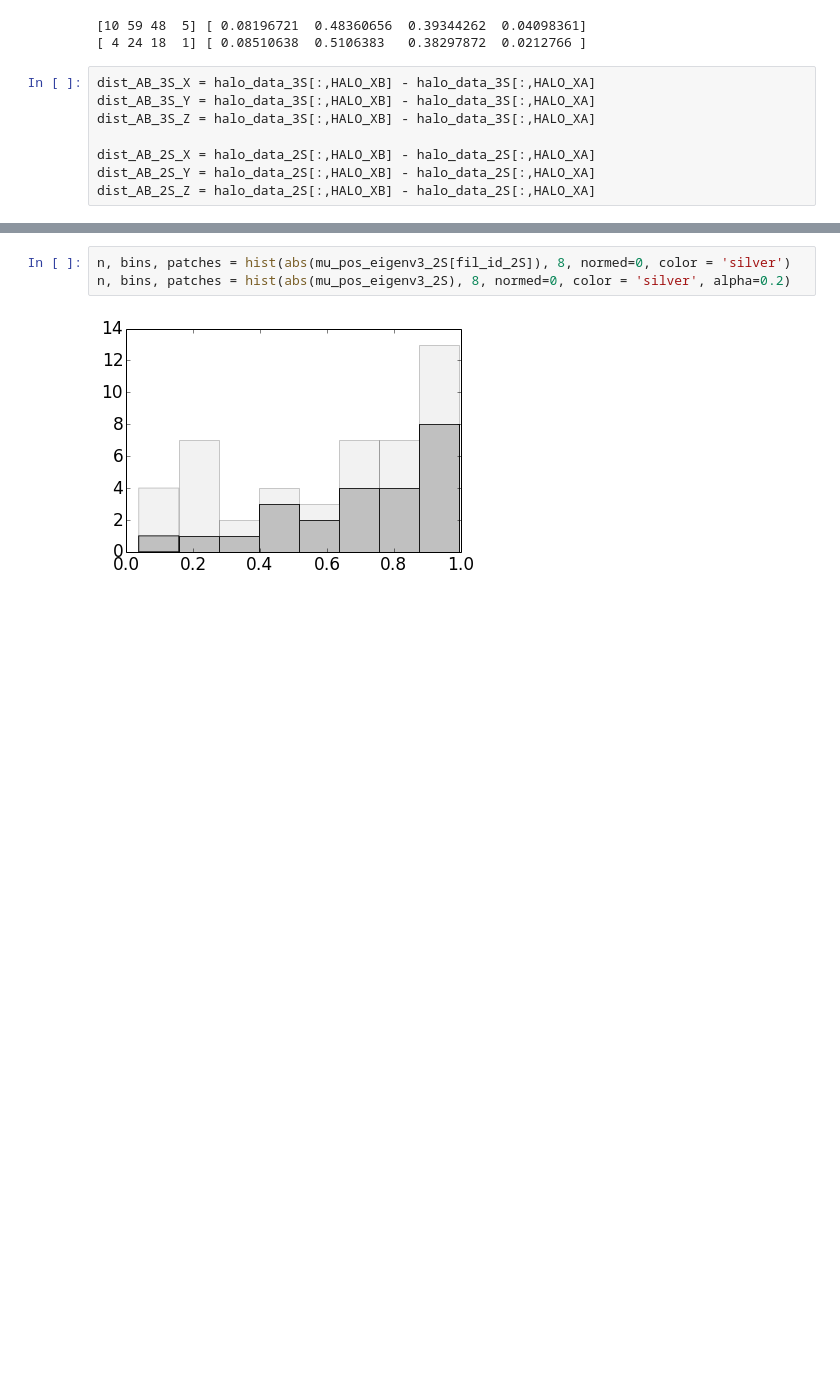
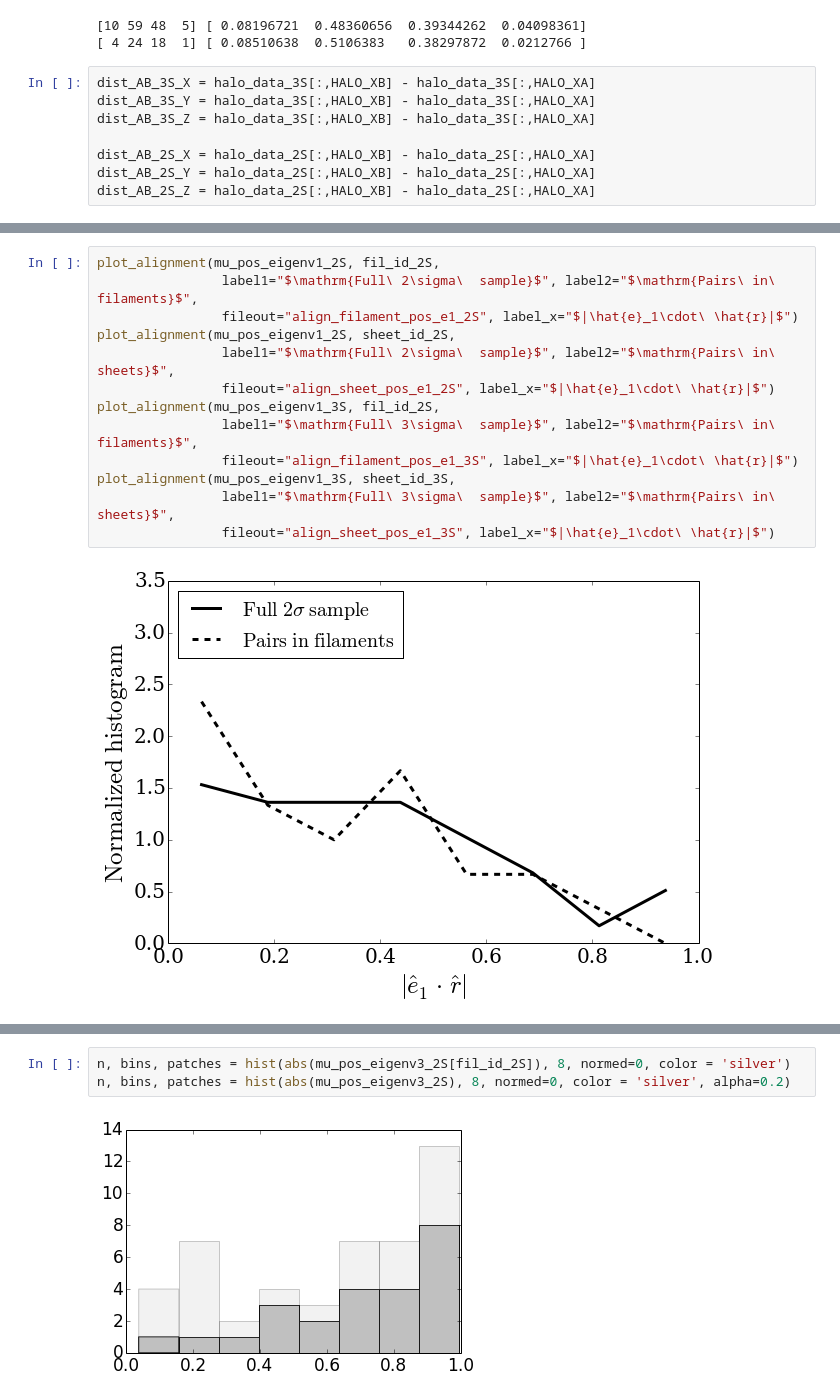
Before and after one commit to forero/LGEnvironment, a Jupyter notebook: code/AnalyzeData.ipynb, the cells around one changed output, grey strips where cells are left out. Saved outputs shown, nothing was run; the diff lists cells and outputs as text; blank space fills up the shorter version.

```diff
--- a/code/AnalyzeData.ipynb
+++ b/code/AnalyzeData.ipynb
@@ -286,0 +259,15 @@ scatter(norm_delta_3S[fil_id], abs(mu_pos_eigenv3[fil_id]))
+# %%
+plot_alignment(mu_pos_eigenv1_2S, fil_id_2S,
+                label1="$\mathrm{Full\ 2\sigma\  sample}$", label2="$\mathrm{Pairs\ in\ filaments}$",
+                fileout="align_filament_pos_e1_2S", label_x="$|\hat{e}_1\cdot\ \hat{r}|$")
+plot_alignment(mu_pos_eigenv1_2S, sheet_id_2S,
+                label1="$\mathrm{Full\ 2\sigma\  sample}$", label2="$\mathrm{Pairs\ in\ sheets}$",
+                fileout="align_sheet_pos_e1_2S", label_x="$|\hat{e}_1\cdot\ \hat{r}|$")
+plot_alignment(mu_pos_eigenv1_3S, fil_id_2S,
+                label1="$\mathrm{Full\ 3\sigma\  sample}$", label2="$\mathrm{Pairs\ in\ filaments}$",
+                fileout="align_filament_pos_e1_3S", label_x="$|\hat{e}_1\cdot\ \hat{r}|$")
+plot_alignment(mu_pos_eigenv1_3S, sheet_id_3S,
+                label1="$\mathrm{Full\ 3\sigma\  sample}$", label2="$\mathrm{Pairs\ in\ sheets}$",
+                fileout="align_sheet_pos_e1_3S", label_x="$|\hat{e}_1\cdot\ \hat{r}|$")
+# %% [output]
+[figure, added]
```
Also changed, not shown: parts of 15 cells of this notebook.
